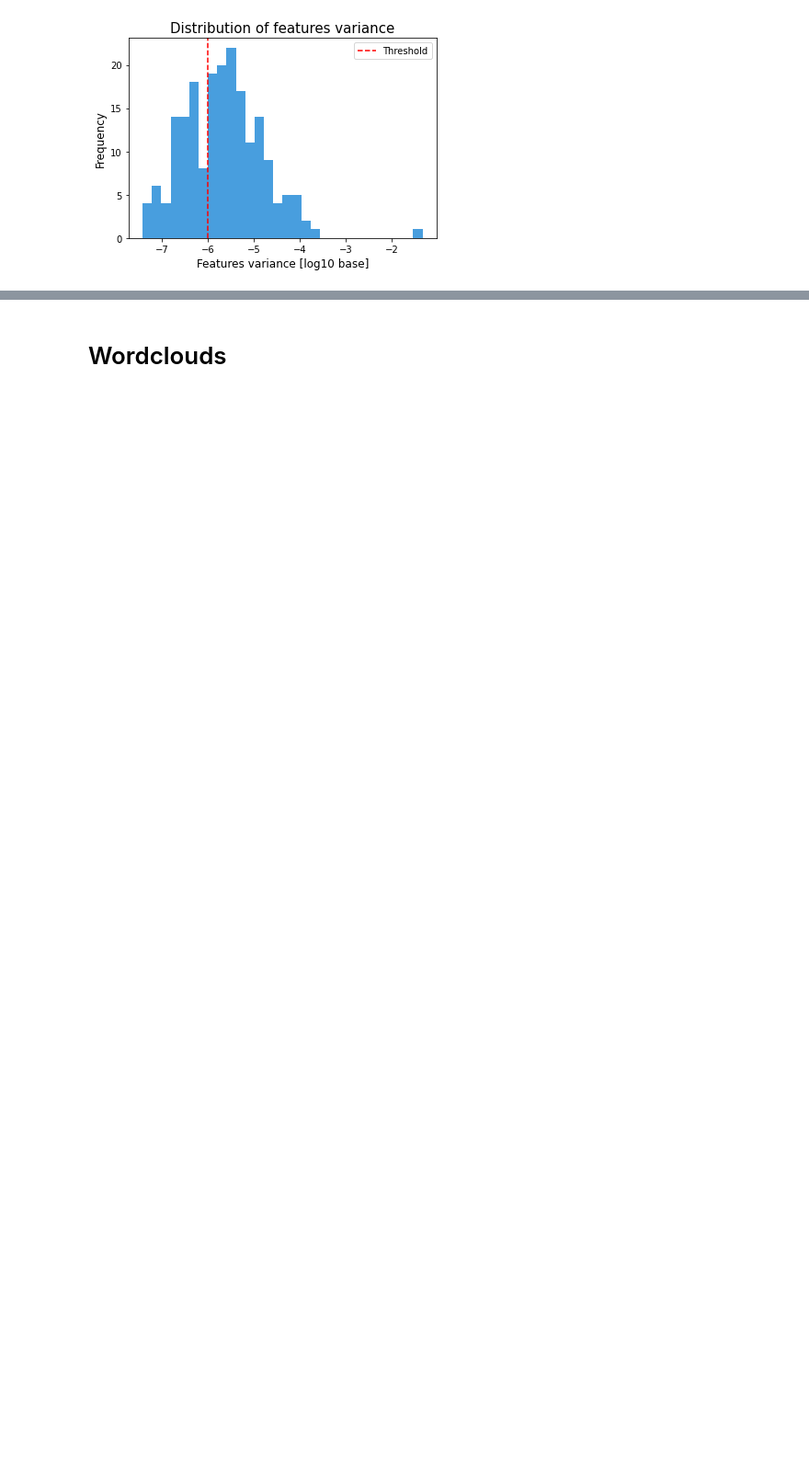
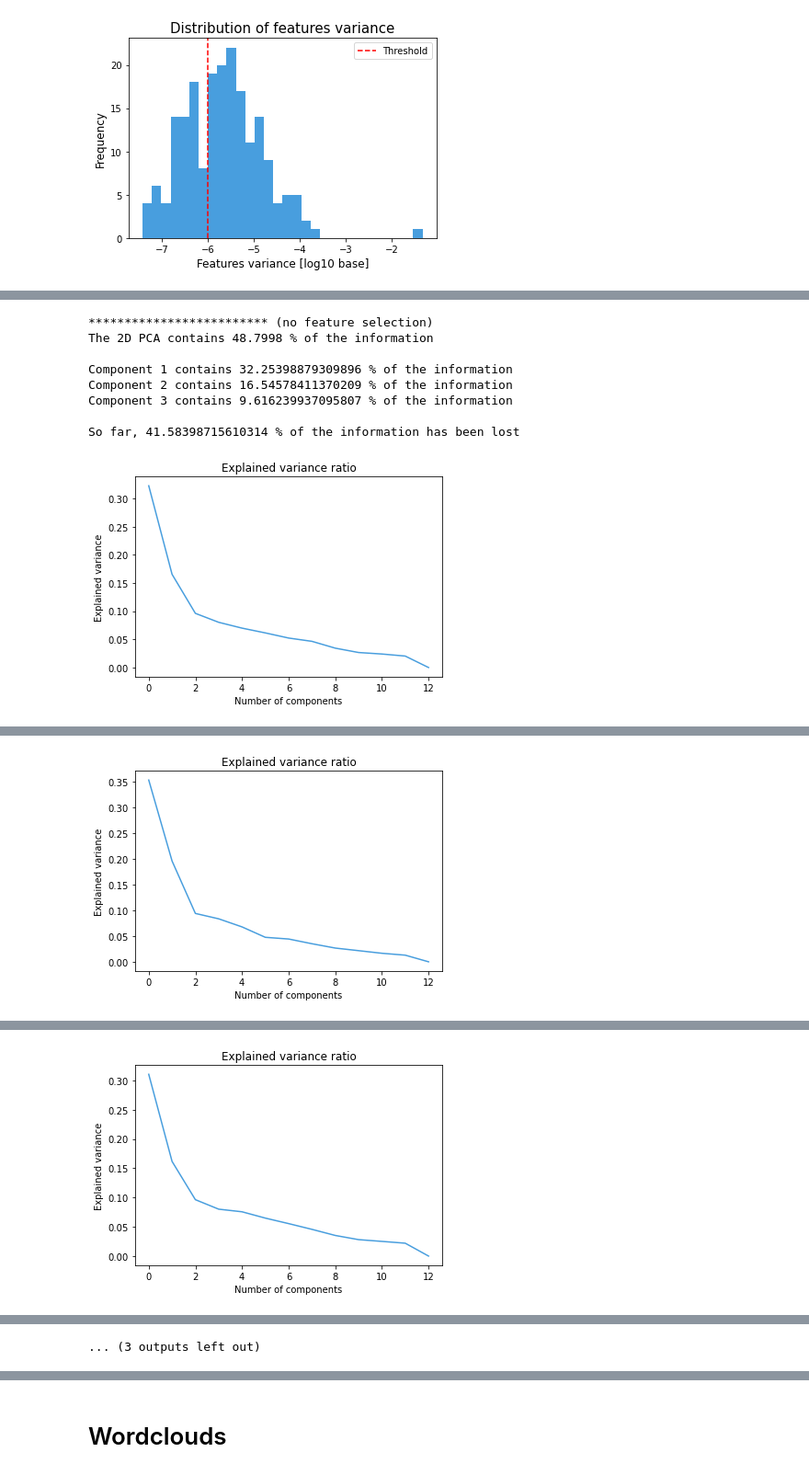
Before and after one commit to paulmoreau40/Applied-Data-Analysis-project-EPFL, a Jupyter notebook: src/Milestone_3.ipynb, the cells around one changed output, grey strips where cells are left out. Shown at 92% size. Cells and saved outputs as stored; diff of their text form; code cells hidden in the pictures; blank space fills up the shorter version.

```diff
--- a/src/Milestone_3.ipynb
+++ b/src/Milestone_3.ipynb
@@ -1459,0 +995,10 @@ fig.write_html("../output/radar_chart_features.html")
+# %%
+low_var_thresh = 1e-6
+# %%
+def low_variance_selection(features, threshold_):
+    vt = VarianceThreshold(threshold=threshold_) #default arg threshold=0
+    _ = vt.fit(features)
+    mask = vt.get_support()
+    select_feat = features.loc[:, mask]
+
+    return select_feat
@@ -1459,0 +1042,66 @@ fig.write_html("../output/radar_chart_features.html")
+# %%
+subsets_df = subsets_generation(speakers)
+# %%
+unselected_features_subsets = subsets_df.drop(['speaker'], axis=1).copy()
+
+subsets = unselected_features_subsets.drop("category", axis=1)
+feat = all_features.drop("category", axis=1)
+# %%
+#all features
+print("************************* (no feature selection)")
+scaled_df = pd.DataFrame(scaler.fit_transform(unselected_features), columns = unselected_features.columns).copy()
+pca_(scaled_df)
+print("Number of features : " + str(len(unselected_features.columns)))
+
+#no low variance LV
+print("************************* (low variance selection)")
+f1 = low_variance_selection(unselected_features,low_var_thresh)
+scaled_df = pd.DataFrame(scaler.fit_transform(f1), columns = f1.columns).copy()
+pca_(scaled_df)
+print("Number of features (LV): " + str(len(f1.columns)))
+
+#spearman SC
+print("************************* (spearman correlation selection)")
+f2 = spearman_corr_selection(unselected_features,0.9)
+scaled_df = pd.DataFrame(scaler.fit_transform(f2), columns = f2.columns).copy()
+pca_(scaled_df)
+print("Number of features (SC): " + str(len(f2.columns)))
+
+#spearman and no low var
+print("************************* (low variance + spearman correlation selection)")
+f3 = spearman_corr_selection(low_variance_selection(unselected_features,low_var_thresh),0.95)
+scaled_df = pd.DataFrame(scaler.fit_transform(f3), columns = f3.columns).copy()
+pca_(scaled_df)
+print("Number of features (SP & LV): " + str(len(f3.columns)))
+
+#random forest RF
+print("************************* (random forest selection)")
+
+f4 = feat[random_forest_selection(subsets, unselected_features_subsets['category'])]
+scaled_df = pd.DataFrame(scaler.fit_transform(f4), columns = f4.columns).copy()
+pca_(scaled_df)
+print("Number of features (RF): " + str(len(f4.columns)))
+
+#random forest with no low variance
+print("************************* (low variance + random forest selection)")
+f5 = feat[random_forest_selection(subsets[low_variance_selection(unselected_features,low_var_thresh).columns.tolist()], unselected_features_subsets['category'])]
+scaled_df = pd.DataFrame(scaler.fit_transform(f5), columns = f5.columns).copy()
+pca_(scaled_df)
+print("Number of features (RF & LV): " + str(len(f5.columns)))
+
+#random forest with no low variance and no correlation
+print("************************* (low variance + spearman correlation + random forest selection)")
+f6 = feat[random_forest_selection(subsets[spearman_corr_selection(low_variance_selection(unselected_features,low_var_thresh),0.95).columns.tolist()], unselected_features_subsets['category'])]
+scaled_df = pd.DataFrame(scaler.fit_transform(f6), columns = f6.columns).copy()
+pca_(scaled_df)
+print("Number of features (RF & LV & SC): " + str(len(f6.columns)))
+# %% [output]
+************************* (no feature selection)
+The 2D PCA contains 48.7998 % of the information
+
+Component 1 contains 32.25398879309896 % of the information
+Component 2 contains 16.54578411370209 % of the information
+Component 3 contains 9.616239937095807 % of the information
+
+So far, 41.58398715610314 % of the information has been lost
+[figure, added]
@@ -1459,0 +1117 @@ fig.write_html("../output/radar_chart_features.html")
+[figure, added]
@@ -1459,0 +1127 @@ fig.write_html("../output/radar_chart_features.html")
+[figure, added]
@@ -1459,0 +1158 @@ fig.write_html("../output/radar_chart_features.html")
+... (3 outputs left out)
```
Also changed, not shown: parts of 79 cells of this notebook.
